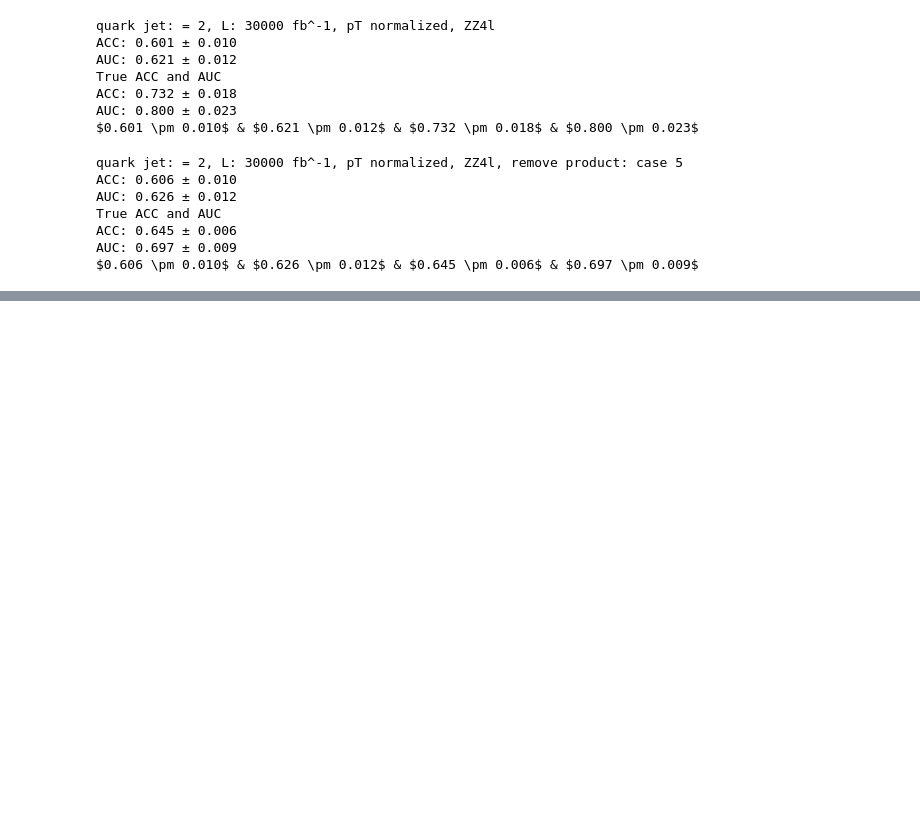
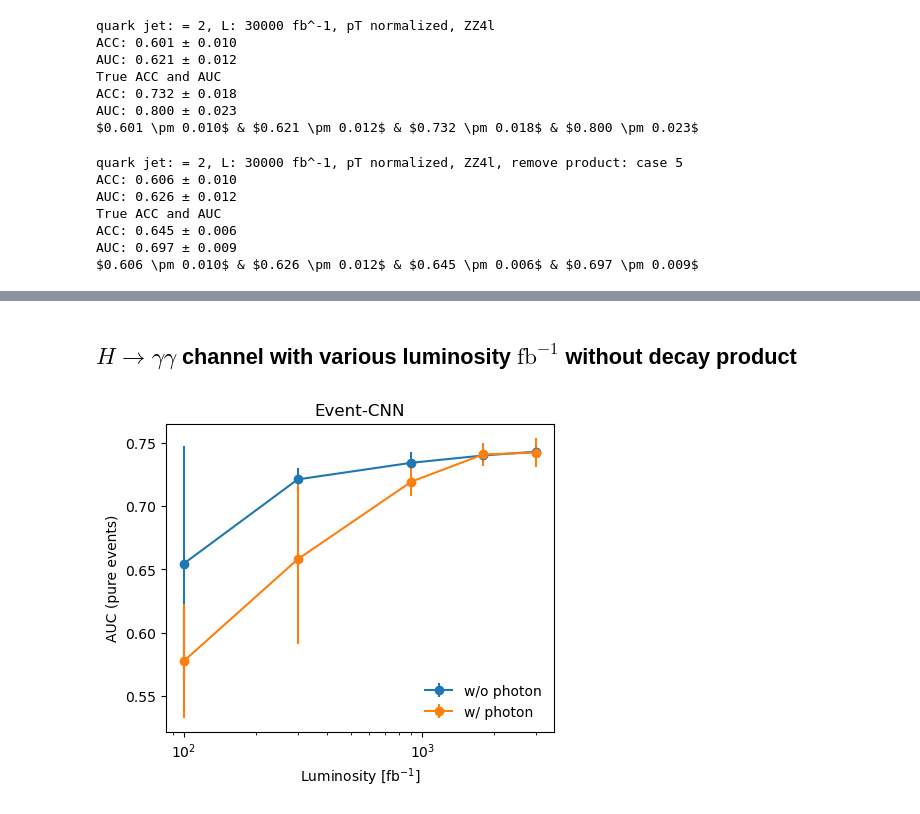
Before and after one commit to r10222035/higgs_production, a Jupyter notebook: CNN/read_training_results.ipynb, the cells around one changed output, grey strips where cells are left out. Cells and saved outputs as stored; diff of their text form; code cells hidden in the pictures; blank space fills up the shorter version.

```diff
--- a/CNN/read_training_results.ipynb
+++ b/CNN/read_training_results.ipynb
@@ -986,0 +1001,11 @@ $0.606 \pm 0.010$ & $0.626 \pm 0.012$ & $0.645 \pm 0.006$ & $0.697 \pm 0.009$
+# %%
+sample_type = 'quark jet: = 2, L: 300 fb^-1, pT normalized, remove photon: case 1, phi shifting: +5'
+print_ACC_AUC(df, sample_type)
+print()
+
+sample_type = 'quark jet: = 2, L: 300 fb^-1, pT normalized, remove photon: case 1, phi shifting: +10'
+print_ACC_AUC(df, sample_type)
+print()
+
+sample_type = 'quark jet: = 2, L: 300 fb^-1, pT normalized, remove photon: case 1, phi shifting: +15'
+print_ACC_AUC(df, sample_type)
@@ -986,0 +1030,38 @@ $0.606 \pm 0.010$ & $0.626 \pm 0.012$ & $0.645 \pm 0.006$ & $0.697 \pm 0.009$
+# %% [markdown]
+## $H \to \gamma\gamma$ channel with various luminosity $\text{fb}^{-1}$ without decay product
+# %%
+import matplotlib.pyplot as plt
+
+file_name = './GGF_VBF_CWoLa_training_results.csv'
+df = pd.read_csv(file_name)
+df = df.query("time > '2025-07-31' and time < '2025-08-01'")
+# %%
+def plot_luminosity_vs_AUC(ax, df, sample_type_pattern, luminosities, label=None):
+    AUCs, AUC_errors = [], []
+    for L in luminosities:
+        sample_type = sample_type_pattern.format(L)
+        AUC = df[df['Sample Type'] == sample_type]['AUC-true']
+        AUCs.append(AUC.mean())
+        AUC_errors.append(AUC.std())
+    ax.errorbar(luminosities, AUCs, yerr=AUC_errors, fmt='o-', label=label)
+
+
+fig, ax = plt.subplots(figsize=(5, 4))
+
+sample_type_pattern = 'quark jet: = 2, L: {} fb^-1, pT normalized, remove photon: case 1'
+luminosities = [100, 300, 900, 1800, 3000]
+plot_luminosity_vs_AUC(ax, df, sample_type_pattern, luminosities, label='w/o photon')
+
+sample_type_pattern = 'quark jet: = 2, L: {} fb^-1, pT normalized'
+plot_luminosity_vs_AUC(ax, df, sample_type_pattern, luminosities, label='w/ photon')
+
+ax.set_xscale('log')
+ax.set_xlabel('Luminosity [fb$^{-1}$]')
+ax.set_ylabel('AUC (pure events)')
+ax.set_title('Event-CNN')
+ax.legend(frameon=False, loc='lower right')
+
+plt.savefig('../figures/event_CNN_AUC-true_L.pdf', dpi=300, facecolor='White', bbox_inches='tight')
+plt.show()
+# %% [output]
+[figure, added]
```
Also changed, not shown: parts of 7 cells of this notebook, 3 other files.
